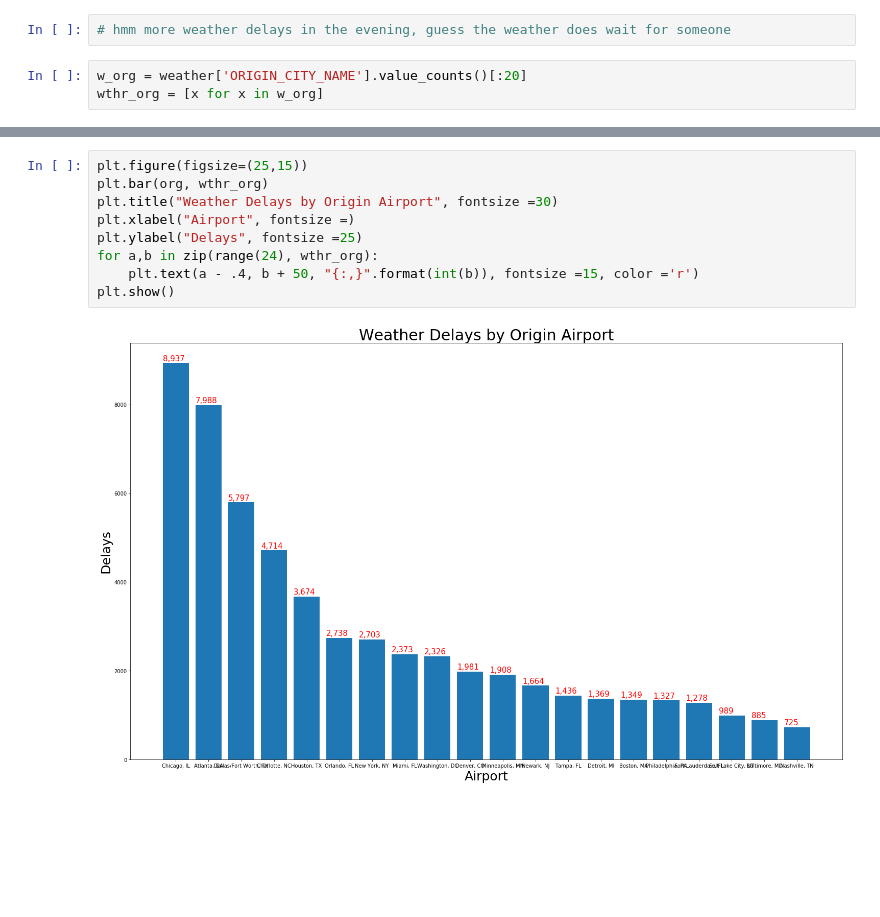
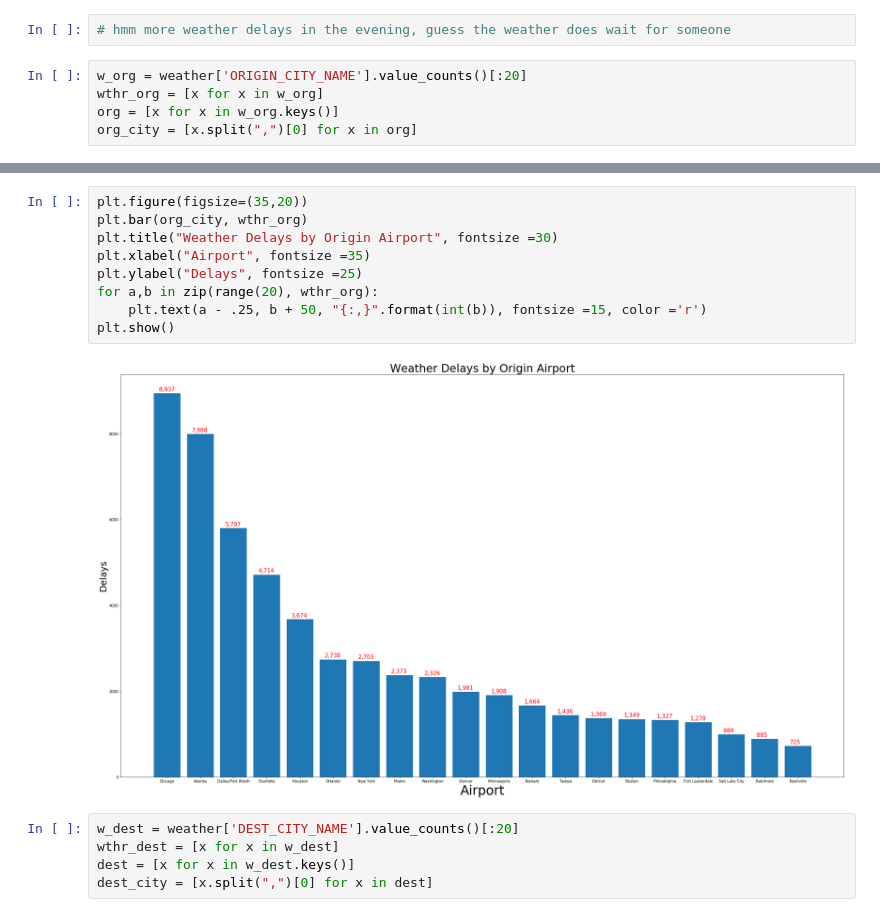
Before and after one commit to Arimorris/delays, a Jupyter notebook: Delay_causes.ipynb, the cells around one changed output, grey strips where cells are left out. Drawn from its saved outputs; the diff is of its cells as text; blank space fills up the shorter version.

```diff
--- a/Delay_causes.ipynb
+++ b/Delay_causes.ipynb
@@ -442,3 +442,5 @@ plt.show()
 # %%
 w_org = weather['ORIGIN_CITY_NAME'].value_counts()[:20]
 wthr_org = [x for x in w_org]
+org = [x for x in w_org.keys()]
+org_city = [x.split(",")[0] for x in org]
@@ -470,11 +495,16 @@ org
 # %%
-plt.figure(figsize=(25,15))
-plt.bar(org, wthr_org)
+plt.figure(figsize=(35,20))
+plt.bar(org_city, wthr_org)
 plt.title("Weather Delays by Origin Airport", fontsize =30)
-plt.xlabel("Airport", fontsize =)
+plt.xlabel("Airport", fontsize =35)
 plt.ylabel("Delays", fontsize =25)
-for a,b in zip(range(24), wthr_org):
-    plt.text(a - .4, b + 50, "{:,}".format(int(b)), fontsize =15, color ='r')
+for a,b in zip(range(20), wthr_org):
+    plt.text(a - .25, b + 50, "{:,}".format(int(b)), fontsize =15, color ='r')
 plt.show()
 # %% [output]
-[figure, old version]
+[figure, new version]
+# %%
+w_dest = weather['DEST_CITY_NAME'].value_counts()[:20]
+wthr_dest = [x for x in w_dest]
+dest = [x for x in w_dest.keys()]
+dest_city = [x.split(",")[0] for x in dest]
```
Also changed, not shown: parts of 5 cells of this notebook.
